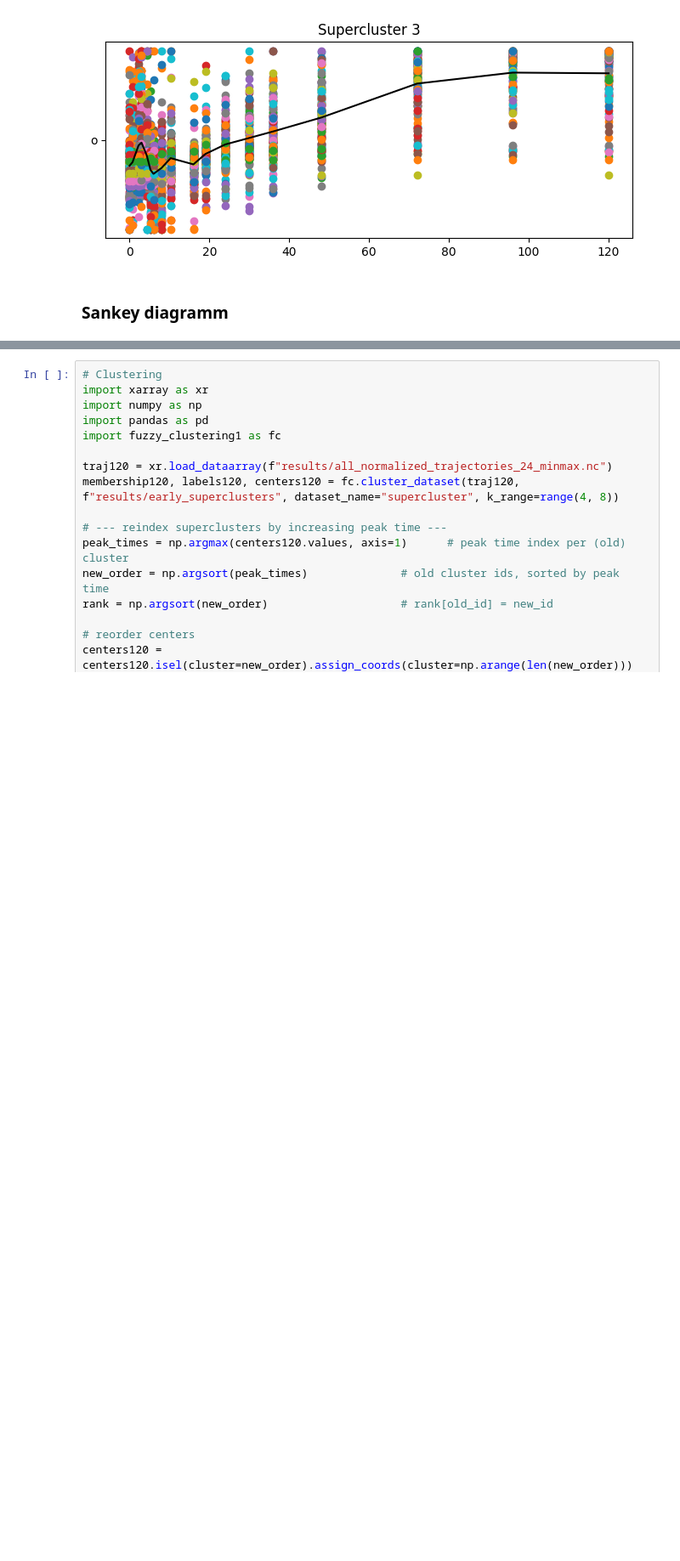
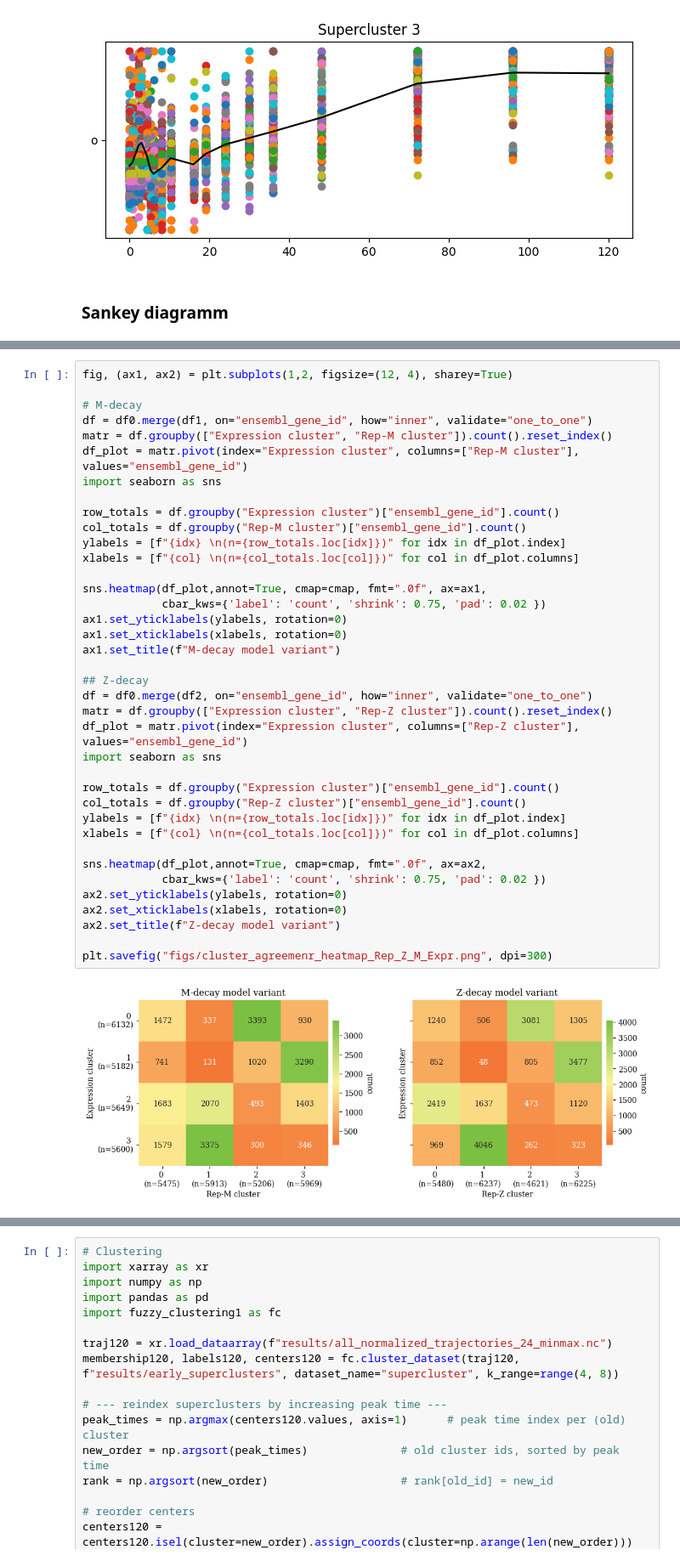
Before and after one commit to mariegrho/Expression_baseline_models, a Jupyter notebook: clustering/compare_results.ipynb, the cells around one changed output, grey strips where cells are left out. Shown at 85% size. Saved outputs shown, nothing was run; the diff lists cells and outputs as text; blank space fills up the shorter version.

```diff
--- a/clustering/compare_results.ipynb
+++ b/clustering/compare_results.ipynb
@@ -331 +361,41 @@ def cluster_agreement(ds1, ds2, algo1, algo2):
+# %%
+fig, (ax1, ax2) = plt.subplots(1,2, figsize=(12, 4), sharey=True)
+
+# M-decay
+df = df0.merge(df1, on="ensembl_gene_id", how="inner", validate="one_to_one")
+matr = df.groupby(["Expression cluster", "Rep-M cluster"]).count().reset_index()
+df_plot = matr.pivot(index="Expression cluster", columns=["Rep-M cluster"], values="ensembl_gene_id")
+import seaborn as sns
+
+row_totals = df.groupby("Expression cluster")["ensembl_gene_id"].count()
+col_totals = df.groupby("Rep-M cluster")["ensembl_gene_id"].count()
+ylabels = [f"{idx} \n(n={row_totals.loc[idx]})" for idx in df_plot.index]
+xlabels = [f"{col} \n(n={col_totals.loc[col]})" for col in df_plot.columns]
+
+sns.heatmap(df_plot,annot=True, cmap=cmap, fmt=".0f", ax=ax1,
+            cbar_kws={'label': 'count', 'shrink': 0.75, 'pad': 0.02 })
+ax1.set_yticklabels(ylabels, rotation=0)
+ax1.set_xticklabels(xlabels, rotation=0)
+ax1.set_title(f"M-decay model variant")
+
+## Z-decay
+df = df0.merge(df2, on="ensembl_gene_id", how="inner", validate="one_to_one")
+matr = df.groupby(["Expression cluster", "Rep-Z cluster"]).count().reset_index()
+df_plot = matr.pivot(index="Expression cluster", columns=["Rep-Z cluster"], values="ensembl_gene_id")
+import seaborn as sns
+
+row_totals = df.groupby("Expression cluster")["ensembl_gene_id"].count()
+col_totals = df.groupby("Rep-Z cluster")["ensembl_gene_id"].count()
+ylabels = [f"{idx} \n(n={row_totals.loc[idx]})" for idx in df_plot.index]
+xlabels = [f"{col} \n(n={col_totals.loc[col]})" for col in df_plot.columns]
+
+sns.heatmap(df_plot,annot=True, cmap=cmap, fmt=".0f", ax=ax2,
+            cbar_kws={'label': 'count', 'shrink': 0.75, 'pad': 0.02 })
+ax2.set_yticklabels(ylabels, rotation=0)
+ax2.set_xticklabels(xlabels, rotation=0)
+ax2.set_title(f"Z-decay model variant")
+
+plt.savefig("figs/cluster_agreemenr_heatmap_Rep_Z_M_Expr.png", dpi=300)
+# %% [output]
+[figure, added]
 # %%
```
Also changed, not shown: parts of 3 cells of this notebook, 13 other files.
